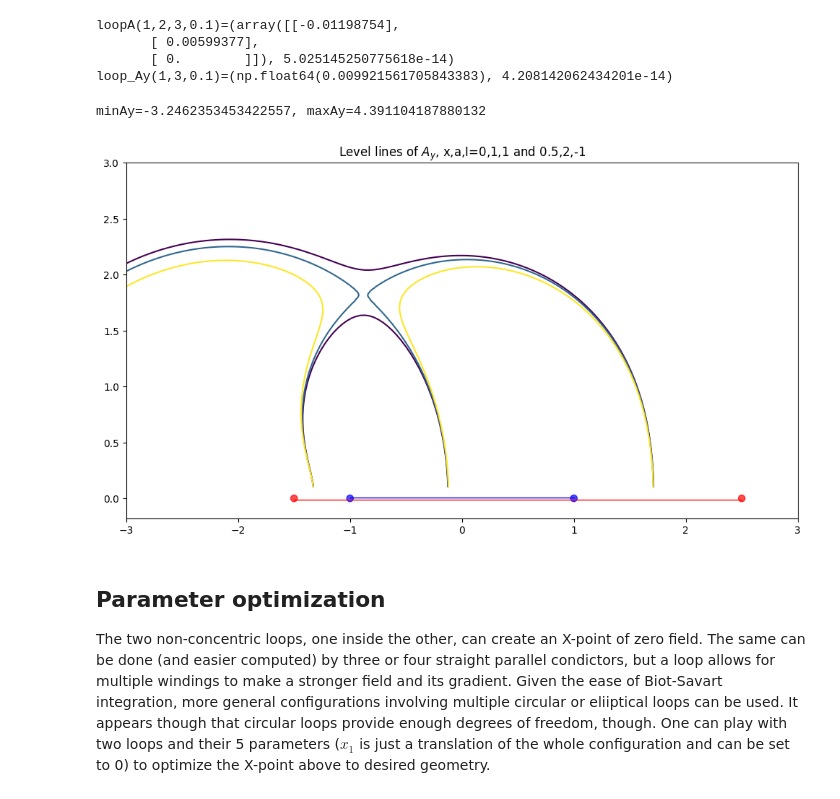
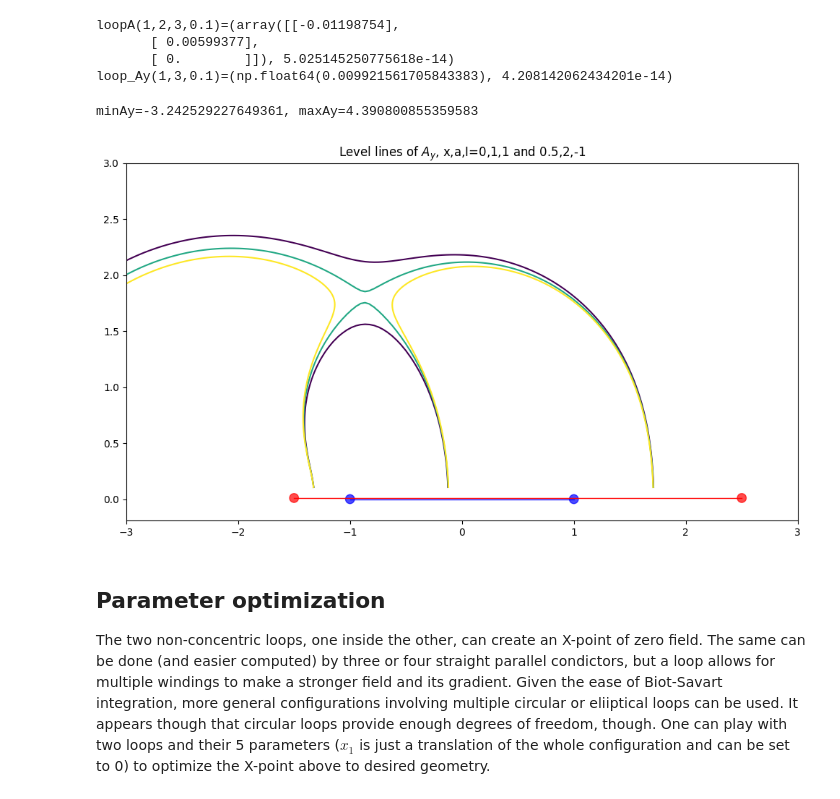
Before and after one commit to michael-isichenko/misc, a Jupyter notebook: loops.ipynb, the cells around one changed output. Drawn from its saved outputs; the diff is of its cells as text; code cells hidden in the pictures.

```diff
--- a/loops.ipynb
+++ b/loops.ipynb
@@ -24,7 +24,7 @@ $$\bfB(a, \bfx) = a\oint dt\frac{(\cos(t)z, \sin(t)z, -\sin(t)(y-a\sin(t))-\cos(
 import scipy.integrate as integrate
 import numpy as np
 
-def dB(x, y, z, a, t):
+def dB(x, y, z, a, h, t):
     cos = np.cos(t)
     sin = np.sin(t)
     num = np.array([cos*z, sin*z, -sin*(y-a*sin) - cos*(x-a*cos)])
@@ -41,11 +41,10 @@ loop_B(1, 2, 3, 0.1) # returns tuple (result, error)
 # %%
 import matplotlib.pyplot as plt
 
-def mark_loop(ax, x, a, color):
-    ax.add_patch(Circle((x-a, 0), 0.03, color=color, alpha=0.7))
-    ax.add_patch(Circle((x+a, 0), 0.03, color=color, alpha=0.7))
-    shift = 0.01 if color == 'blue' else -0.01
-    ax.add_artist(lines.Line2D([x-a, x+a], [shift,shift], linewidth=1, color=color))
+def mark_loop(ax, x, z, a, color):
+    ax.add_patch(Circle((x-a, z), 0.04, color=color, alpha=0.7))
+    ax.add_patch(Circle((x+a, z), 0.04, color=color, alpha=0.7))
+    ax.add_artist(lines.Line2D([x-a, x+a], [z, z], linewidth=1, color=color))
 
 fig = plt.figure()
 ax  = fig.add_subplot(1, 1, 1)
@@ -57,7 +56,7 @@ xx_grid, zz_grid = np.meshgrid(xx, zz)
 
 B = loop_B(xx_grid, 0, zz_grid, 1)[0]
 if 1:
-    mark_loop(ax, 0, 1, 'blue')
+    mark_loop(ax, 0, 0, 1, 'blue')
     ax.streamplot(xx_grid, zz_grid, B[0], B[2], density=2, color='g',
                     linewidth=0.5, cmap=plt.cm.viridis, arrowsize=0.5)
     ax.set_aspect('equal')
@@ -81,17 +80,18 @@ zmin, zmax =  0.1, 3
 xx, zz = np.linspace(xmin, xmax, 150), np.linspace(zmin, zmax, 150)
 xx_grid, zz_grid = np.meshgrid(xx, zz)
 
-a1, a2 = 1, 2 # radii of loops
-I1, I2 = 1, -1  # currents, clockwise if negative
+a1, a2 = 1, 2     # radii of loops, cm
+z1, z2 = 0.01, 0 # elevations of loops
+I1, I2 = 1, -1    # currents, clockwise if negative
 x1, x2 = 0, 0.5   # loop x-centers
-B = I1*loop_B(xx_grid - x1, 0, zz_grid, a1)[0] + \
-    I2*loop_B(xx_grid - x2, 0, zz_grid, a2)[0]
+B = I1*loop_B(xx_grid - x1, 0, zz_grid - z1, a1)[0] + \
+    I2*loop_B(xx_grid - x2, 0, zz_grid - z2, a2)[0]
 # print(B)
 if 1:
     fig = plt.figure(figsize=(12,8))
     ax  = fig.add_subplot(1, 1, 1)
-    mark_loop(ax, x1, a1, 'blue')
-    mark_loop(ax, x2, a2, 'red')
+    mark_loop(ax, x1, z1, a1, 'blue')
+    mark_loop(ax, x2, z2, a2, 'red')
     ax.streamplot(xx_grid, zz_grid, B[0], B[2], density=2, color='g',
                     linewidth=0.5, cmap=plt.cm.viridis, arrowsize=0.8)
     ax.set_aspect('equal')
@@ -150,27 +150,25 @@ loop_Ay(1,3,0.1)=(np.float64(0.009921561705843383), 4.208142062434201e-14)
 # %%
 from matplotlib.patches import Circle
 import matplotlib.lines as lines
 
-#A = I1*loop_A(xx_grid - x1, 0, zz_grid, a1)[0] + \
-#    I2*loop_A(xx_grid - x2, 0, zz_grid, a2)[0]
-#A = A.reshape(3, len(xx), len(zz))
-#print(A.shape, flush=True)
-Ay = I1*loop_Ay(xx_grid - x1, zz_grid, a1)[0] + \
-     I2*loop_Ay(xx_grid - x2, zz_grid, a2)[0]
+# rewrite earlier settings:
+z1, z2 = 0, 0.01
+Ay = I1*loop_Ay(xx_grid - x1, zz_grid - z1, a1)[0] + \
+     I2*loop_Ay(xx_grid - x2, zz_grid - z2, a2)[0]
 if 1:
     fig = plt.figure(figsize=(12,8))
     ax  = fig.add_subplot(1, 1, 1)
-    mark_loop(ax, x1, a1, 'blue')
-    mark_loop(ax, x2, a2, 'red')
+    mark_loop(ax, x1, z1, a1, 'blue')
+    mark_loop(ax, x2, z2, a2, 'red')
     print(f'minAy={np.min(Ay)}, maxAy={np.max(Ay)}')
-    levels = [0.12, 0.1233, 0.13]
+    levels = [0.12, 0.126, 0.13]
     ax.contour(xx_grid, zz_grid, Ay, levels)
     ax.set_aspect('equal')
     ax.set_title(f'Level lines of $A_y$, x,a,I={x1},{a1},{I1} and {x2},{a2},{I2}')
     plt.show()
 # %% [output]
-minAy=-3.2462353453422557, maxAy=4.391104187880132
+minAy=-3.242529227649361, maxAy=4.390800855359583
-[figure, old version]
+[figure, new version]
 # %% [markdown]
 ## Parameter optimization
 
```
Also changed, not shown: parts of 1 cell of this notebook.
